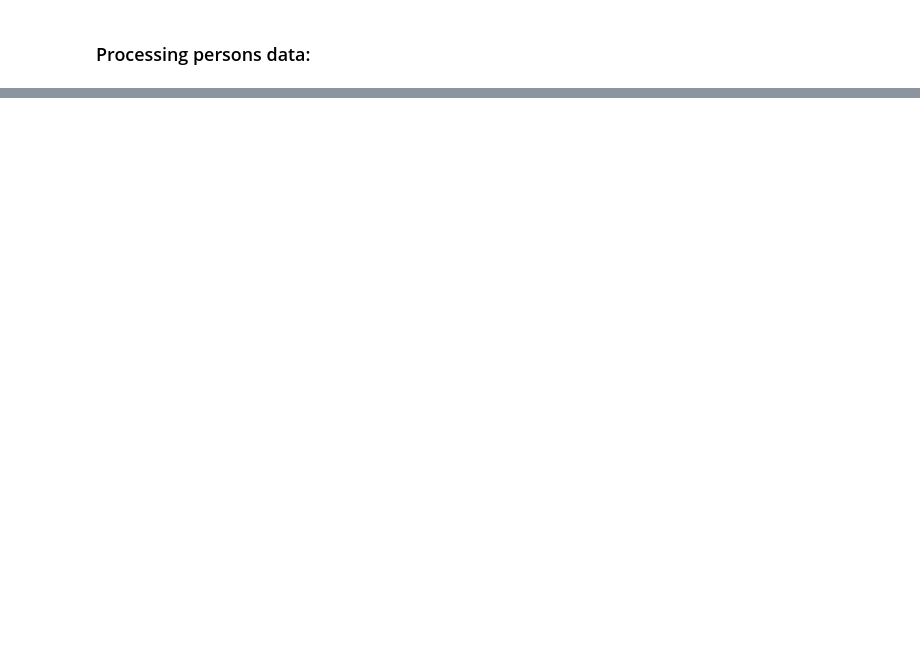
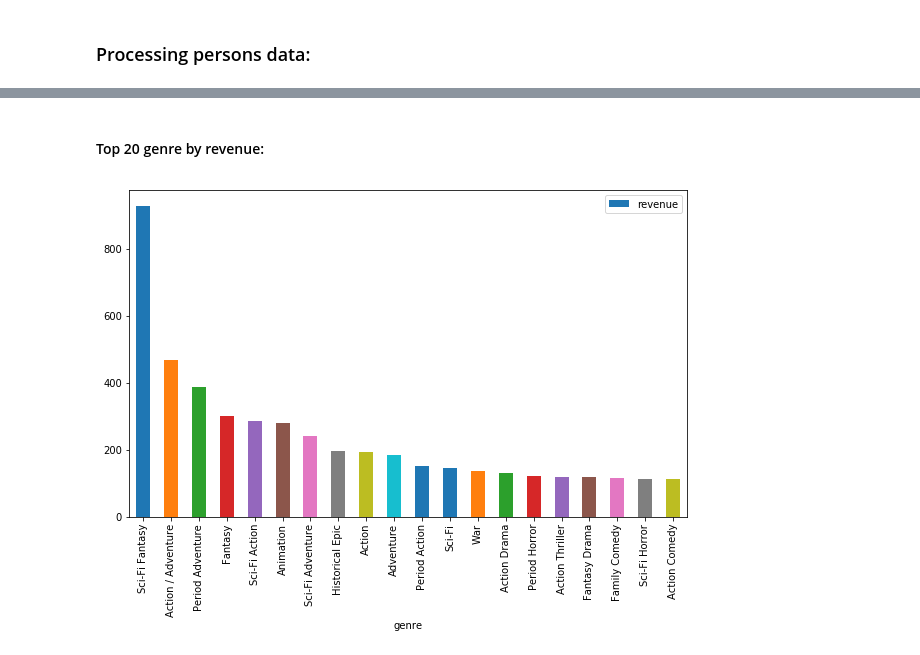
Before and after one commit to ZzerozZ/MovieRevenuePredicter, a Jupyter notebook: Movies_Preprocess.ipynb, the cells around one changed output, grey strips where cells are left out. Cells and saved outputs as stored; diff of their text form; code cells hidden in the pictures; blank space fills up the shorter version.

```diff
--- a/Movies_Preprocess.ipynb
+++ b/Movies_Preprocess.ipynb
@@ -376,14 +309,0 @@ label_encoder = LabelEncoder()
-# %%
-df1 = df[['id', 'lastseen']]
-drop_movies = df[df.id.isin(df1[df1['lastseen'].str.contains('2018')].id.values)].id.values
-df = df[~df.id.isin(drop_movies)]
-df.drop(['lastseen'], axis=1, inplace=True)
-del df1
-gc.collect()
-
-df1 = df.groupby('genre').agg({'id':'count'}).sort_values('id', ascending=False).reset_index()
-drop_genres = np.append(df1[df1.id < 25].genre.unique(), 'Unknow')
-del df1
-gc.collect()
-
-df.mpaa_rating = df.mpaa_rating.apply(lambda x: 'Unknown' if x in ['Unrated', 'Not Yet Rated'] else x)
@@ -408,20 +309,0 @@ df.head()
-# %%
-df1 = df.groupby('genre').agg({'id':'count'}).sort_values('id', ascending=False).reset_index()
-df1['genre_id'] = df1.index
-df = pd.merge(df, df1[['genre', 'genre_id']], on='genre', how='left')
-genre_onehot = keras.utils.to_categorical(df.genre_id.values)
-for i in range(df1.genre.values.shape[0]):
-    df['is_' + df1.genre.values[i]] = genre_onehot[:,i].ravel()
-
-del df1
-gc.collect()
-
-
-tmp_mpaa = label_encoder.fit_transform(df.mpaa_rating.values)
-mpaa_onehot = keras.utils.to_categorical(tmp_mpaa)
-
-for i in range(mpaa_onehot.shape[1]):
-    df['mpaa_' + df.mpaa_rating.unique()[i]] = mpaa_onehot[:,i].ravel()
-
-df.drop(['genre_id'], axis=1, inplace=True)
-df.head()
@@ -462,0 +409,8 @@ save_obj(df, 'obj/movie_feats')
+# %% [markdown]
+#### Top 20 genre by revenue:
+# %%
+gr_by(df, key='genre').sort_values('revenue', ascending=False).iloc[:20]\
+                                                  .plot.bar(x='genre', y='revenue', figsize=(10,6))
+plt.savefig('obj/revenue_genres.png', dpi=200)
+# %% [output]
+[figure, added]
```
Also changed, not shown: parts of 70 cells of this notebook, 8 other files.
